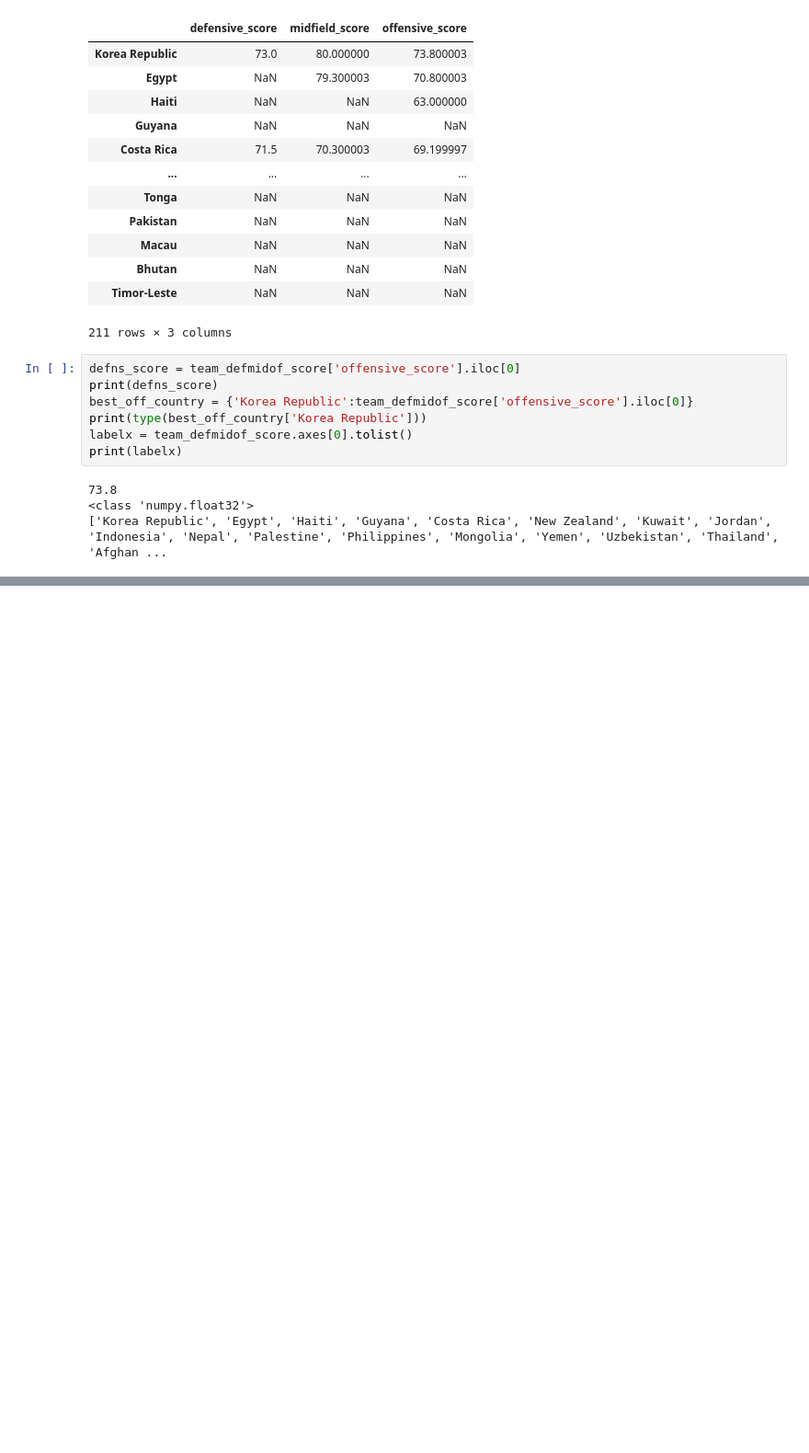
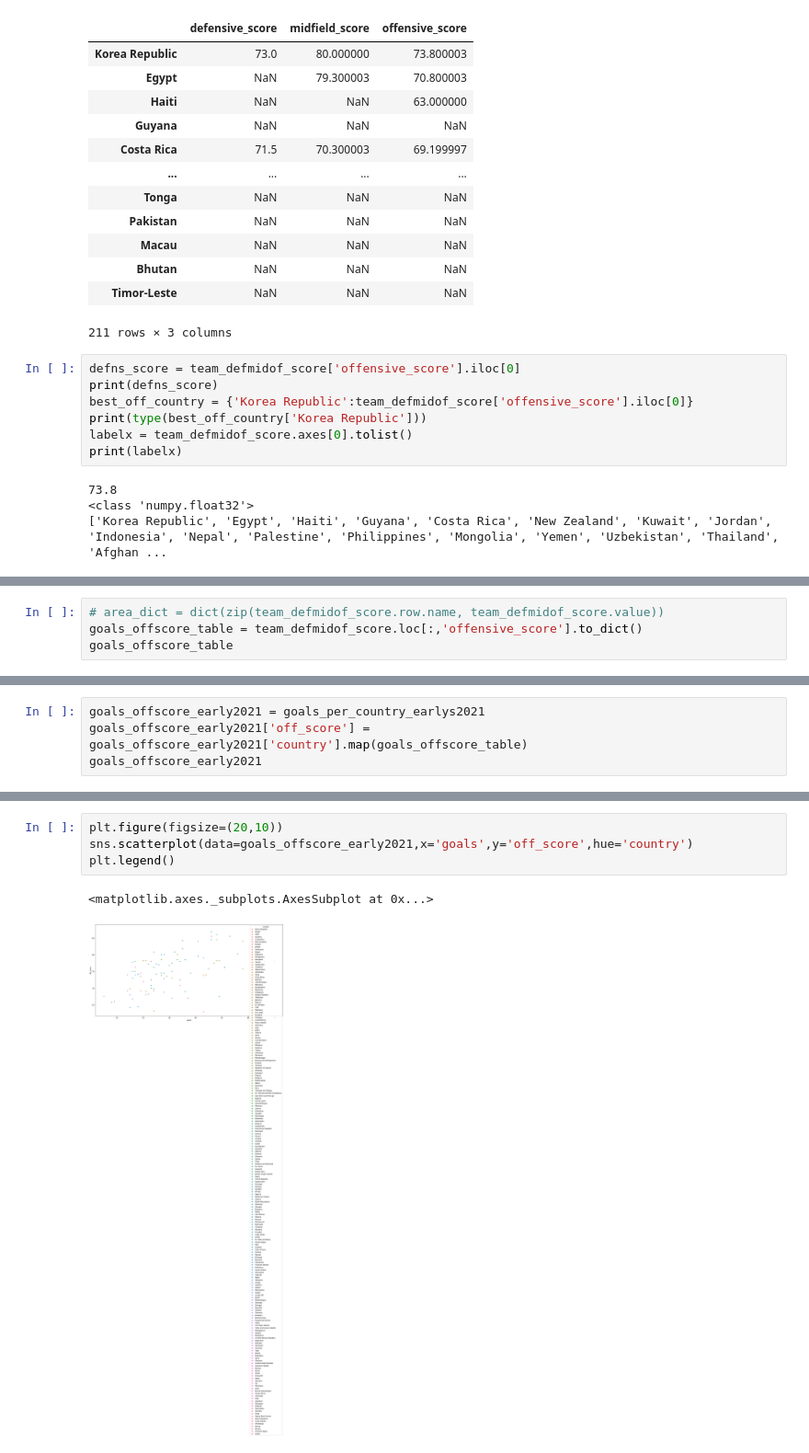
Before and after one commit to TheNaFeR02/FIFA-WorldCup2022-Predictions, a Jupyter notebook: FIFA_WorldCup2022_Predictions.ipynb, the cells around one changed output, grey strips where cells are left out. Shown: that part at 92% size. Cells and saved outputs as stored; diff of their text form; blank space fills up the shorter version.

```diff
--- a/FIFA_WorldCup2022_Predictions.ipynb
+++ b/FIFA_WorldCup2022_Predictions.ipynb
@@ -153,0 +399,4 @@ best_off_country
+# %%
+# area_dict = dict(zip(team_defmidof_score.row.name, team_defmidof_score.value))
+goals_offscore_table = team_defmidof_score.loc[:,'offensive_score'].to_dict()
+goals_offscore_table
@@ -153,0 +421,4 @@ best_off_country
+# %%
+goals_offscore_early2021 = goals_per_country_earlys2021
+goals_offscore_early2021['off_score'] = goals_offscore_early2021['country'].map(goals_offscore_table)
+goals_offscore_early2021
@@ -153,0 +439,7 @@ best_off_country
+# %%
+plt.figure(figsize=(20,10))
+sns.scatterplot(data=goals_offscore_early2021,x='goals',y='off_score',hue='country')
+plt.legend()
+# %% [output]
+<matplotlib.axes._subplots.AxesSubplot at 0x...>
+[figure, added]
```
Also changed, not shown: parts of 31 cells of this notebook.
